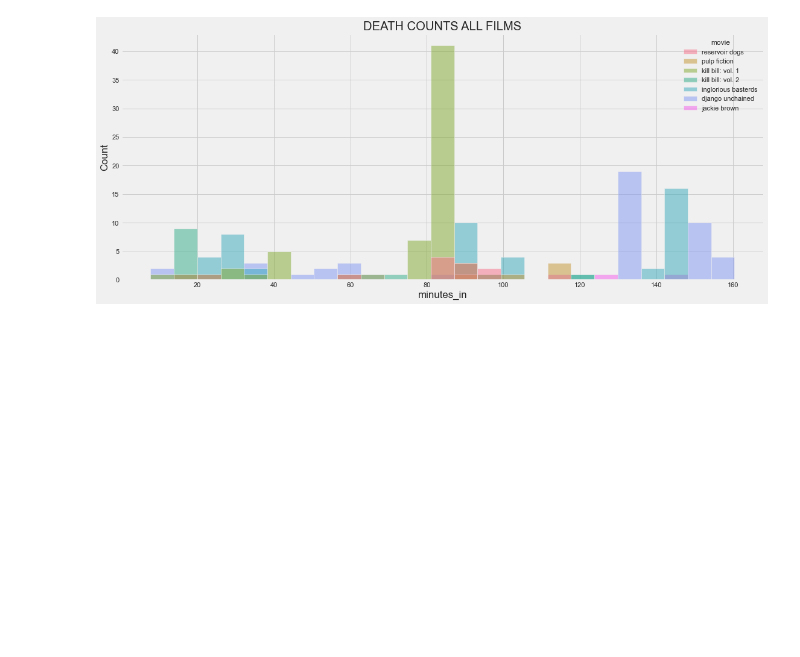
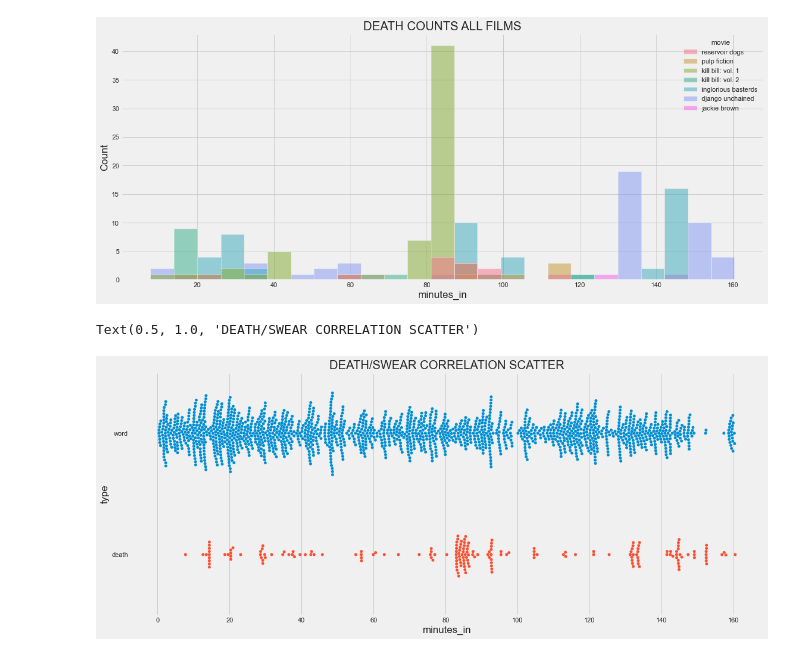
Before and after one commit to tmnkopp/PythonAutomation, a Jupyter notebook: py/tarantino.ipynb, the cells around one changed output. Cells and saved outputs as stored; diff of their text form; code cells hidden in the pictures; blank space fills up the shorter version.

```diff
--- a/py/tarantino.ipynb
+++ b/py/tarantino.ipynb
@@ -123,3 +123,8 @@ sns.histplot(data=df.loc[df['type']=='death'], x="minutes_in", hue='movie', bins
 # %% [output]
 Text(0.5, 1.0, 'DEATH COUNTS ALL FILMS')
 [figure]
+# %%
+sns.swarmplot(data=df, x="minutes_in", y='type').set_title('DEATH/SWEAR CORRELATION SCATTER')
+# %% [output]
+Text(0.5, 1.0, 'DEATH/SWEAR CORRELATION SCATTER')
+[figure, added]
```
Also changed, not shown: parts of 7 cells of this notebook.
